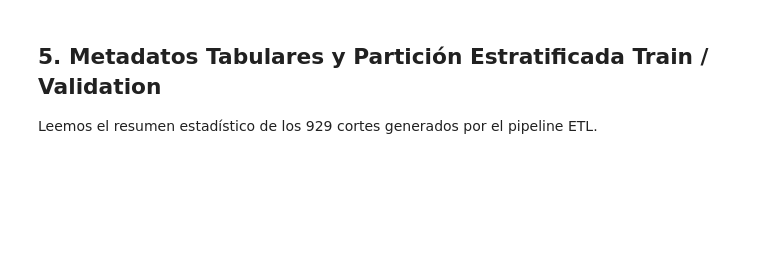
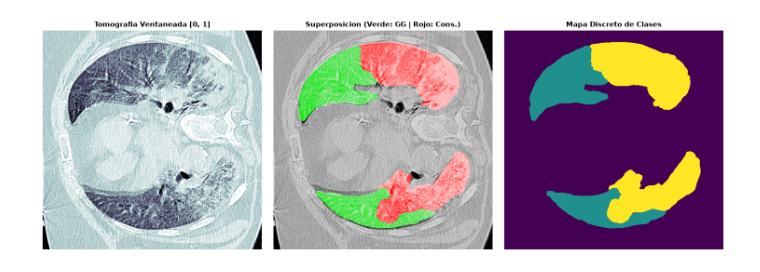
Before and after one commit to juampa-artp/COVID-19-Image-Segmentation-w-Deep-Learning, a Jupyter notebook: 01_ETL_Exploracion_Limpieza_Transformacion.ipynb, the cells around one changed output. Cells and saved outputs as stored; diff of their text form; code cells hidden in the pictures; blank space fills up the shorter version.

```diff
--- a/01_ETL_Exploracion_Limpieza_Transformacion.ipynb
+++ b/01_ETL_Exploracion_Limpieza_Transformacion.ipynb
@@ -81,9 +207,9 @@ print(f"  - Radiopedia: {overlap_r_after} píxeles (100% corregido)")
 # %%
-# Demostración de transformación en Medseg
-img_m = np.load("../images_medseg.npy", mmap_mode='r')
+# Demostracion de transformacion en Medseg
+img_m = np.load(find_data_file("images_medseg.npy"), mmap_mode='r')
 img_m_win = apply_hu_window(img_m, hu_min=-1000.0, hu_max=400.0)
 img_m_norm = normalize_min_max(img_m_win, min_val=-1000.0, max_val=400.0)
 target_masks_2ch = transform_masks_for_competition(mask_m_clean)
 
-print(f"Imágenes transformadas: Shape={img_m_norm.shape}, Dtype={img_m_norm.dtype}, Rango=[{img_m_norm.min():.2f}, {img_m_norm.max():.2f}]")
-print(f"Máscaras competencia:  Shape={target_masks_2ch.shape}, Dtype={target_masks_2ch.dtype}, Clases={np.unique(target_masks_2ch)}")
+print(f"Imagenes transformadas: Shape={img_m_norm.shape}, Dtype={img_m_norm.dtype}, Rango=[{img_m_norm.min():.2f}, {img_m_norm.max():.2f}]")
+print(f"Mascaras competencia:  Shape={target_masks_2ch.shape}, Dtype={target_masks_2ch.dtype}, Clases={np.unique(target_masks_2ch)}")
@@ -93,31 +224,30 @@ Visualizamos un corte representativo de COVID-19 con la sobreposición de vidrio
 # %%
-slice_idx = 7  # Corte con marcada presencia de lesiones
+slice_idx = 7  # Corte con presencia representativa de lesiones
 ct_slice = img_m_norm[slice_idx, ..., 0]
 m_gg = target_masks_2ch[slice_idx, ..., 0] > 0
 m_cons = target_masks_2ch[slice_idx, ..., 1] > 0
 
 fig, axes = plt.subplots(1, 3, figsize=(15, 5))
 
 axes[0].imshow(ct_slice, cmap='bone')
-axes[0].set_title('Tomografía Ventaneada [0, 1]', fontsize=12, fontweight='bold')
+axes[0].set_title('Tomografia Ventaneada [0, 1]', fontsize=11, fontweight='bold')
 axes[0].axis('off')
 
-# Overlay
+# Superposicion RGB
 rgb = np.repeat(ct_slice[..., None], 3, axis=-1)
-rgb[m_gg, 1] = 0.9   # Verde para Ground Glass
-rgb[m_cons, 0] = 1.0 # Rojo para Consolidaciones
+rgb[m_gg, 1] = 0.9   # Verde
+rgb[m_cons, 0] = 1.0 # Rojo
 
 axes[1].imshow(rgb)
-axes[1].set_title('Target Kaggle (Verde: GG | Rojo: Cons.)', fontsize=12, fontweight='bold')
+axes[1].set_title('Superposicion (Verde: GG | Rojo: Cons.)', fontsize=11, fontweight='bold')
 axes[1].axis('off')
 
-# Mapa de clases
+# Mapa discreto
 axes[2].imshow(m_gg.astype(int) + 2 * m_cons.astype(int), cmap='viridis')
-axes[2].set_title('Mapa de Clases de Lesión', fontsize=12, fontweight='bold')
+axes[2].set_title('Mapa Discreto de Clases', fontsize=11, fontweight='bold')
 axes[2].axis('off')
 
 plt.tight_layout()
 plt.show()
+# %% [output]
+[figure, added]
-# %% [markdown]
-## 5. Metadatos Tabulares y Partición Estratificada Train / Validation
-Leemos el resumen estadístico de los 929 cortes generados por el pipeline ETL.
```
Also changed, not shown: parts of 18 cells of this notebook.
